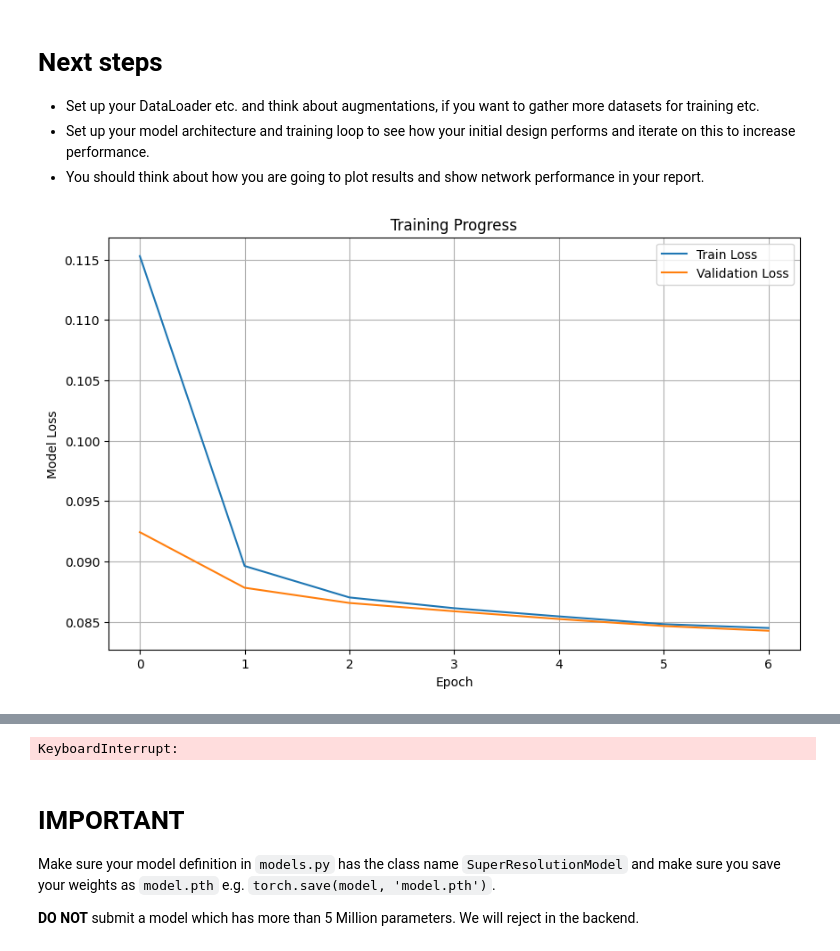
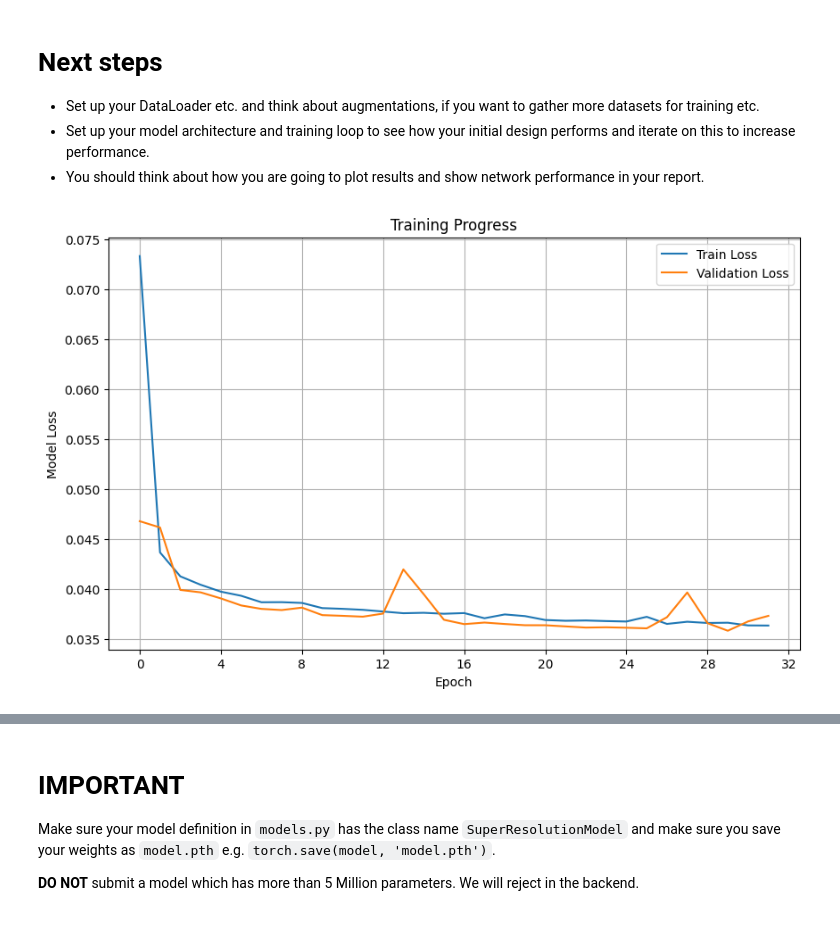
Before and after one commit to dylanneve1/4c16-labs, a Jupyter notebook: lab-07/Lab 7.ipynb, the cells around one changed output, grey strips where cells are left out. Saved outputs shown, nothing was run; the diff lists cells and outputs as text; code cells hidden in the pictures.

```diff
--- a/lab-07/Lab 7.ipynb
+++ b/lab-07/Lab 7.ipynb
@@ -243,12 +212,11 @@ device = torch.device('cuda' if torch.cuda.is_available() else 'cpu')
 print(f"Using device: {device}")
 
 sr_model = SuperResolutionModel().to(device)
-print(f"Model parameters: {count_model_parameters(sr_model):,}")
 
 # --- Setup Optimizer & Loss ---
 num_epochs = 50
 learning_rate = 0.0001
-criterion = SuperResLoss().to(device)
+criterion = nn.L1Loss()
 optimizer = optim.Adam(sr_model.parameters(), lr=learning_rate)
 plotter = PlotLogLoss()
 
@@ -265,31 +233,31 @@ for epoch in range(num_epochs):
 
         optimizer.zero_grad()
         out = sr_model(lr_batch)
         loss = criterion(out, hr_batch)
         loss.backward()
         optimizer.step()
 
         running_loss += loss.item() * lr_batch.size(0)
 
     train_loss = running_loss / len(train_loader.dataset)
 
     # Validation Phase
     sr_model.eval()
     val_running_loss = 0.0
 
     with torch.no_grad():
         for lr_batch, hr_batch in tqdm(val_loader, desc=f'Epoch {epoch+1}/{num_epochs} [Val]', leave=False):
             lr_batch, hr_batch = lr_batch.to(device), hr_batch.to(device)
             out = sr_model(lr_batch)
             loss = criterion(out, hr_batch)
             val_running_loss += loss.item() * lr_batch.size(0)
 
     val_loss = val_running_loss / len(val_loader.dataset)
 
     # Update Live Graph
     plotter.update(train_loss, val_loss)
     print(f'Epoch {epoch+1}: Train Loss {train_loss:.5f} | Val Loss {val_loss:.5f}')
 
 print('Training finished.')
 # %% [output]
-[figure, old version]
+[figure, new version]
@@ -297,4 +265,3 @@ Epoch 7: Train Loss 0.08448 | Val Loss 0.08424
-KeyboardInterrupt:
 # %% [markdown]
 # IMPORTANT
 Make sure your model definition in `models.py` has the class name
```
Also changed, not shown: parts of 4 cells of this notebook.
